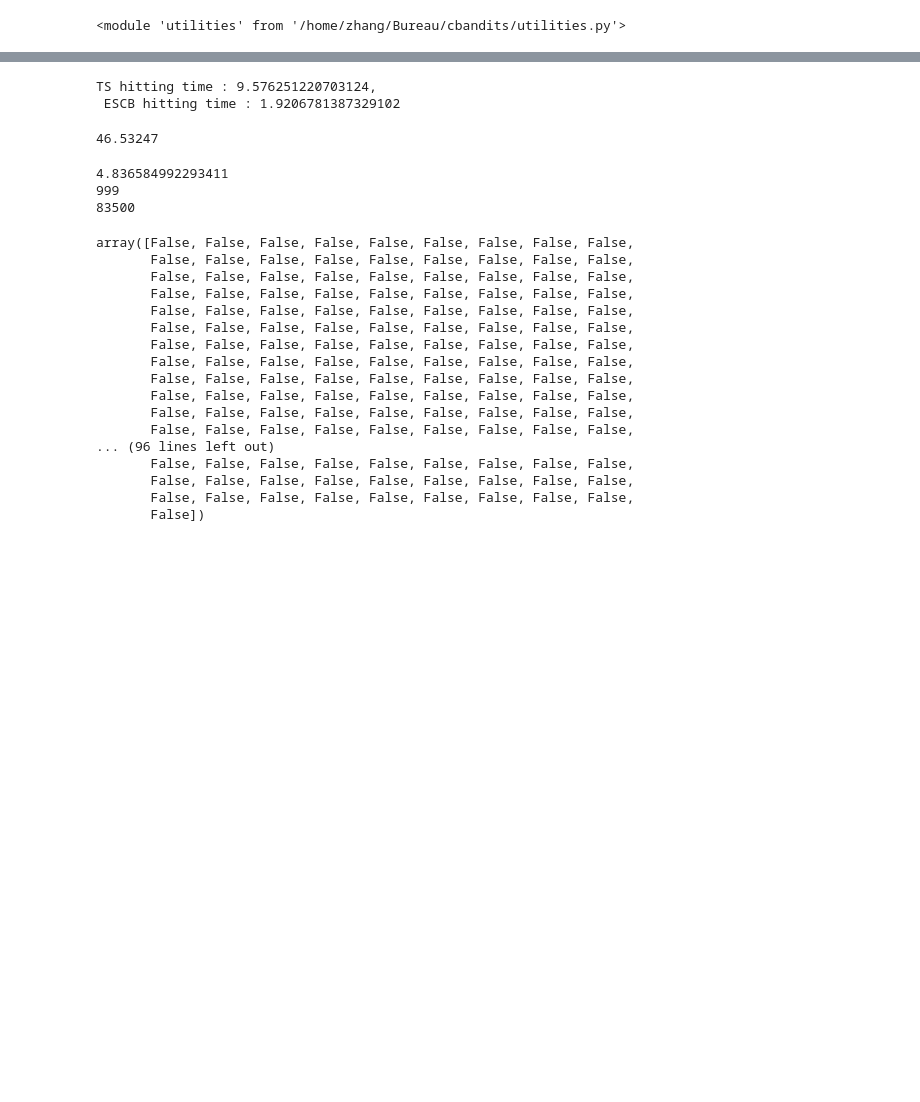
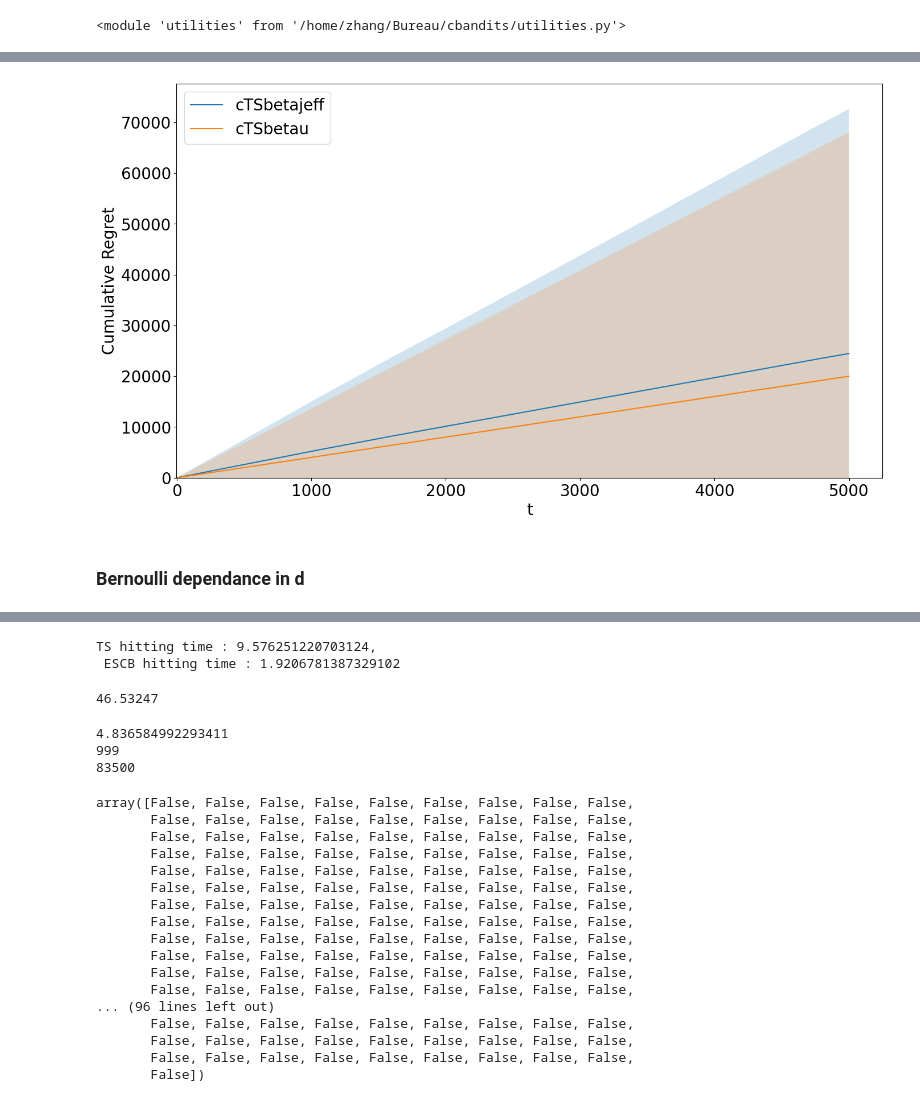
Before and after one commit to RaymZhang/CTS-Mismatched-Paradox, a Jupyter notebook: Testing.ipynb, the cells around one changed output, grey strips where cells are left out. Cells and saved outputs as stored; diff of their text form; code cells hidden in the pictures; blank space fills up the shorter version.

```diff
--- a/Testing.ipynb
+++ b/Testing.ipynb
@@ -920,0 +1053,14 @@ utilities.plot_regret(regretsdict, save = False, paramsdict = paramsdict, bandit
+# %%
+regretsdict3 =  {}
+regretsdict3["cTSbetajeff"] = regretsdict["cTSbetajeff"]
+regretsdict3["cTSbetau"] = regretsdict["cTSbetau"]
+
+paramsdict3 = {}
+paramsdict3["cTSbetajeff"] = paramsdict["cTSbetajeff"]
+paramsdict3["cTSbetau"] = paramsdict["cTSbetau"]
+# %%
+utilities.plot_regret(regretsdict3, save = False, paramsdict = paramsdict2, banditenv = problem, mode = 1)
+# %% [output]
+[figure, added]
+# %% [markdown]
+### Bernoulli dependance in d
```
Also changed, not shown: parts of 21 cells of this notebook, 4 other files.
